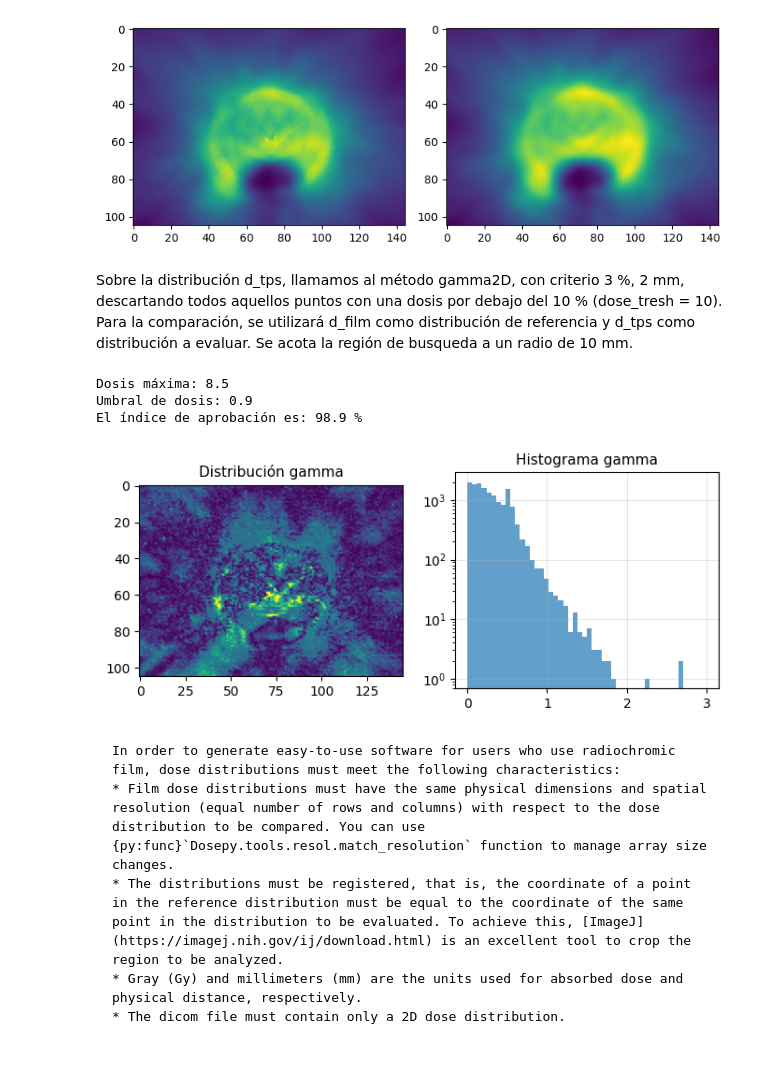
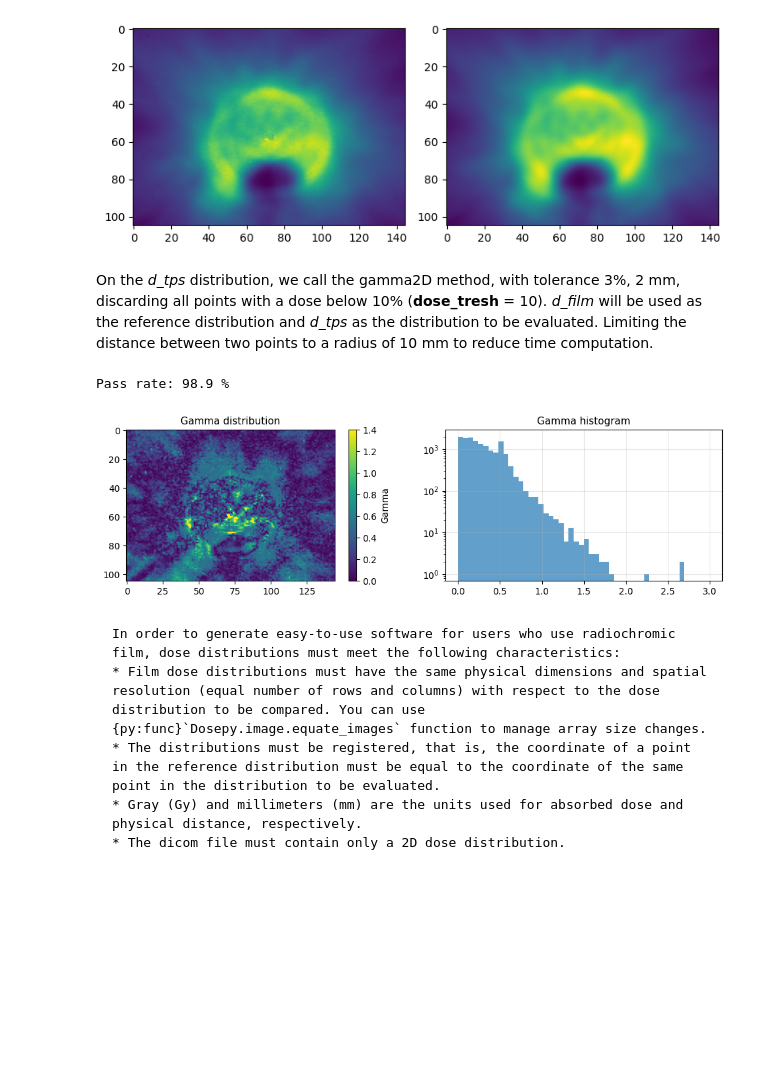
Before and after one commit to LuisOlivaresJ/Dosepy, a Jupyter notebook: docs/Jupyter_Book/gamma.ipynb, the cells around one changed output. Drawn from its saved outputs; the diff is of its cells as text; code cells hidden in the pictures; blank space fills up the shorter version.

Commit message:
equate_images uses Dosepy.tools.resol.equate_resolution. gamma and dicom sections update in docs

````diff
--- a/docs/Jupyter_Book/gamma.ipynb
+++ b/docs/Jupyter_Book/gamma.ipynb
@@ -65,40 +62,37 @@ plt.show()
 # %% [output]
 [figure]
 # %% [markdown]
-Sobre la distribución d_tps, llamamos al método gamma2D, con criterio 3 %, 2 mm, descartando todos aquellos puntos con una dosis por debajo del 10 % (dose_tresh = 10). Para la comparación, se utilizará d_film como distribución de referencia y d_tps como distribución a evaluar. Se acota la región de busqueda a un radio de 10 mm.
+On the *d_tps* distribution, we call the gamma2D method, with tolerance 3%, 2 mm, discarding all points with a dose below 10% (**dose_tresh** = 10). *d_film* will be used as the reference distribution and *d_tps* as the distribution to be evaluated. Limiting the distance between two points to a radius of 10 mm to reduce time computation.
 # %%
 g, pass_rate = d_tps.gamma2D(d_film, 3, 2, dose_threshold = 10, mask_radius = 10)
 
-#---------------------------------------------
-#   Imprimimos el resultado
-print(f'El índice de aprobación es: {pass_rate:.1f} %')
-#---------------------------------------------
+print(f'Pass rate: {pass_rate:.1f} %')
 # %% [output]
-Dosis máxima: 8.5
-Umbral de dosis: 0.9
-El índice de aprobación es: 98.9 %
+Pass rate: 98.9 %
 # %%
 #---------------------------------------------
-#   Graficamos el resultado
+#   Plotting gamma distribution
 
-fig, axes = plt.subplots(1, 2, figsize=(8, 3))
+fig, axes = plt.subplots(1, 2, figsize=(12, 3))
 ax = axes.ravel()
 
-ax[0].set_title('Distribución gamma', fontsize = 11)
-ax[0].imshow(g, vmax = 1.4)
+ax[0].set_title('Gamma distribution', fontsize=11)
+g_im = ax[0].imshow(g, vmax=1.4)
 
-ax[1].set_title('Histograma gamma', fontsize = 11)
-ax[1].grid(alpha = 0.3)
-ax[1].hist( g[~np.isnan(g)] , bins = 50, range = (0,3), alpha = 0.7, log= True)
+ax[1].set_title('Gamma histogram', fontsize=11)
+ax[1].grid(alpha=0.3)
+ax[1].hist(g[~np.isnan(g)], bins=50, range=(0, 3), alpha=0.7, log=True)
+
+fig.colorbar(g_im, ax=ax[0], label='Gamma')
 
 plt.show()
 # %% [output]
-[figure, old version]
+[figure, new version]
 # %% [markdown]
 ```{note}
 In order to generate easy-to-use software for users who use radiochromic film, dose distributions must meet the following characteristics:
-* Film dose distributions must have the same physical dimensions and spatial resolution (equal number of rows and columns) with respect to the dose distribution to be compared. You can use {py:func}`Dosepy.tools.resol.match_resolution` function to manage array size changes.
-* The distributions must be registered, that is, the coordinate of a point in the reference distribution must be equal to the coordinate of the same point in the distribution to be evaluated. To achieve this, [ImageJ](https://imagej.nih.gov/ij/download.html) is an excellent tool to crop the region to be analyzed.
+* Film dose distributions must have the same physical dimensions and spatial resolution (equal number of rows and columns) with respect to the dose distribution to be compared. You can use {py:func}`Dosepy.image.equate_images` function to manage array size changes.
+* The distributions must be registered, that is, the coordinate of a point in the reference distribution must be equal to the coordinate of the same point in the distribution to be evaluated.
 * Gray (Gy) and millimeters (mm) are the units used for absorbed dose and physical distance, respectively.
 * The dicom file must contain only a 2D dose distribution.
 
````
Also changed, not shown: parts of 13 cells of this notebook, 5 other files.
